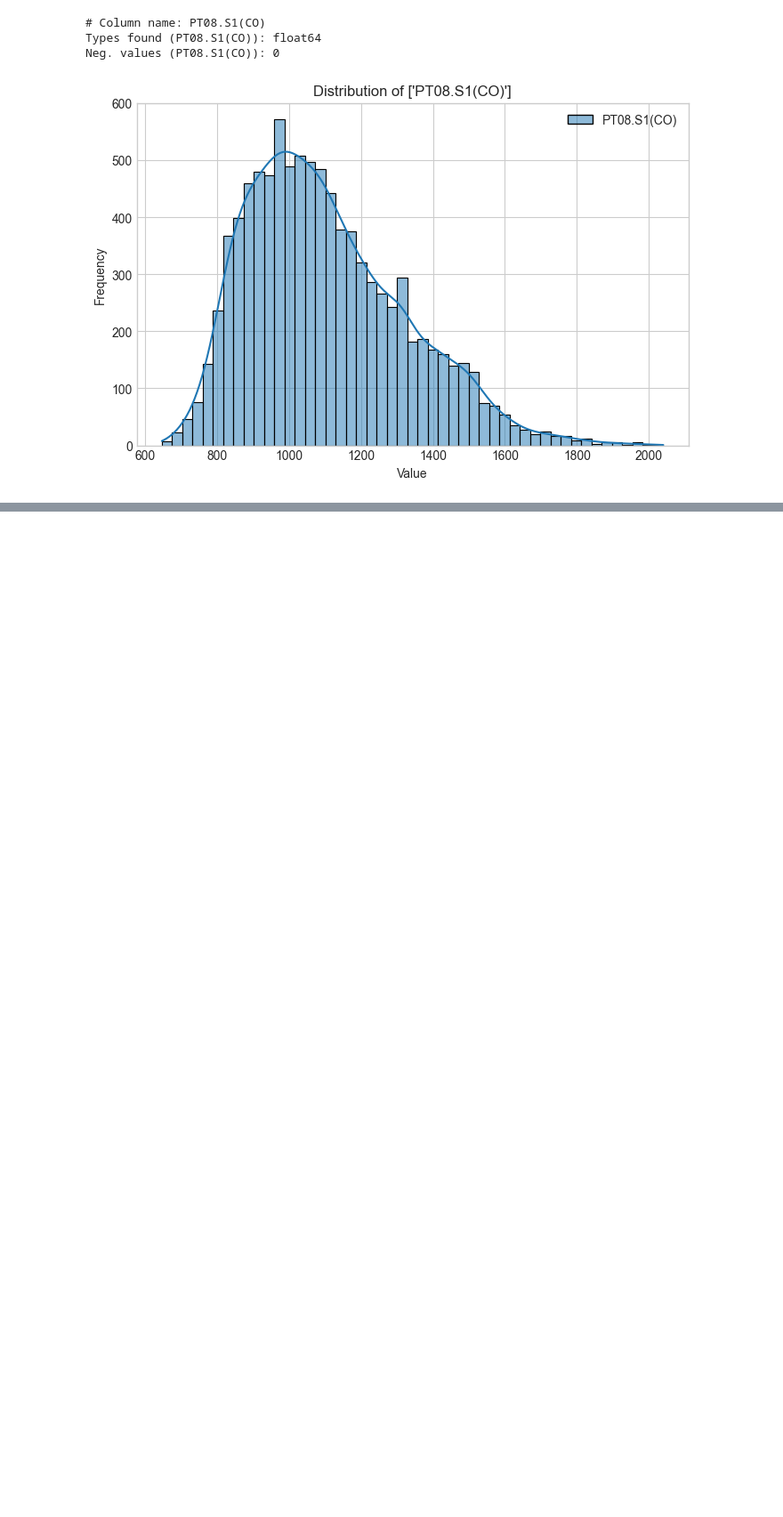
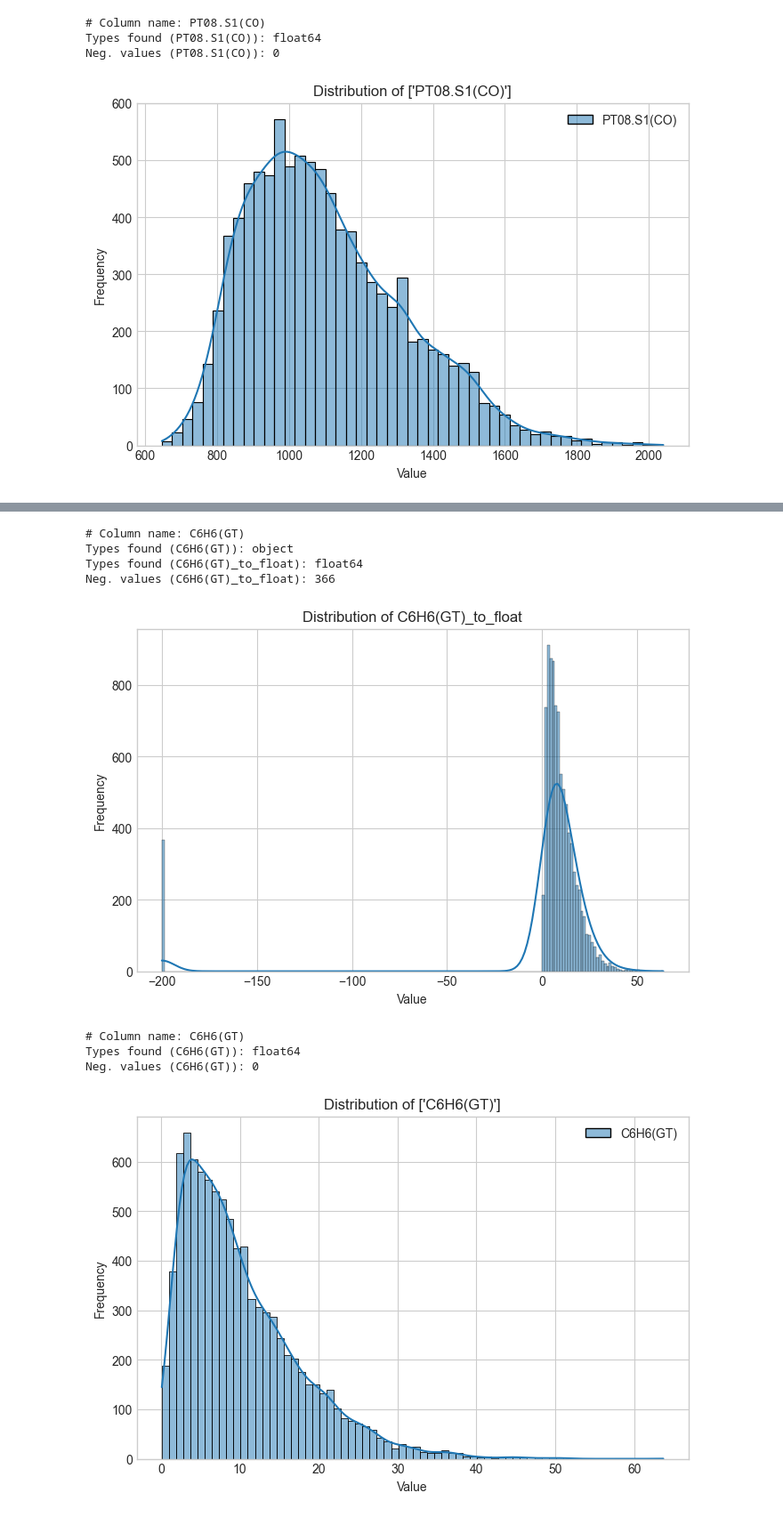
Before and after one commit to sebdied/AIM-capstone-project, a Jupyter notebook: notebooks/01_EDA.ipynb, the cells around one changed output, grey strips where cells are left out. Shown at 89% size. Cells and saved outputs as stored; diff of their text form; code cells hidden in the pictures; blank space fills up the shorter version.

```diff
--- a/notebooks/01_EDA.ipynb
+++ b/notebooks/01_EDA.ipynb
@@ -236,0 +231,24 @@ Neg. values (PT08.S1(CO)): 0
+# %%
+# Analyze column: 'C6H6(GT)'
+analyze_col(df=df, col_name='C6H6(GT)', convert_dtype_to_float=True)
+'''
+    1. Found 366 negative values of dtype 'float'
+    2. All negatives have the same value of -200 (error code)
+'''
+
+# Replace each '-200' with NaN and interpolate the missing value(s)
+df['C6H6(GT)_to_float'] = df['C6H6(GT)'].str.replace(',', '.', regex=False).astype(float) # 0,4 -> 0.4
+df['C6H6(GT)_to_float'] = df['C6H6(GT)_to_float'].replace(-200, np.nan)
+df['C6H6(GT)'] = df['C6H6(GT)_to_float']
+df['C6H6(GT)'] = df['C6H6(GT)'].interpolate(method='linear', limit_direction='both')
+analyze_col(df=df, col_name='C6H6(GT)', convert_dtype_to_float=False)
+# %% [output]
+# Column name: C6H6(GT)
+Types found (C6H6(GT)): object
+Types found (C6H6(GT)_to_float): float64
+Neg. values (C6H6(GT)_to_float): 366
+[figure, added]
+# Column name: C6H6(GT)
+Types found (C6H6(GT)): float64
+Neg. values (C6H6(GT)): 0
+[figure, added]
```
Also changed, not shown: parts of 12 cells of this notebook, 2 other files.
